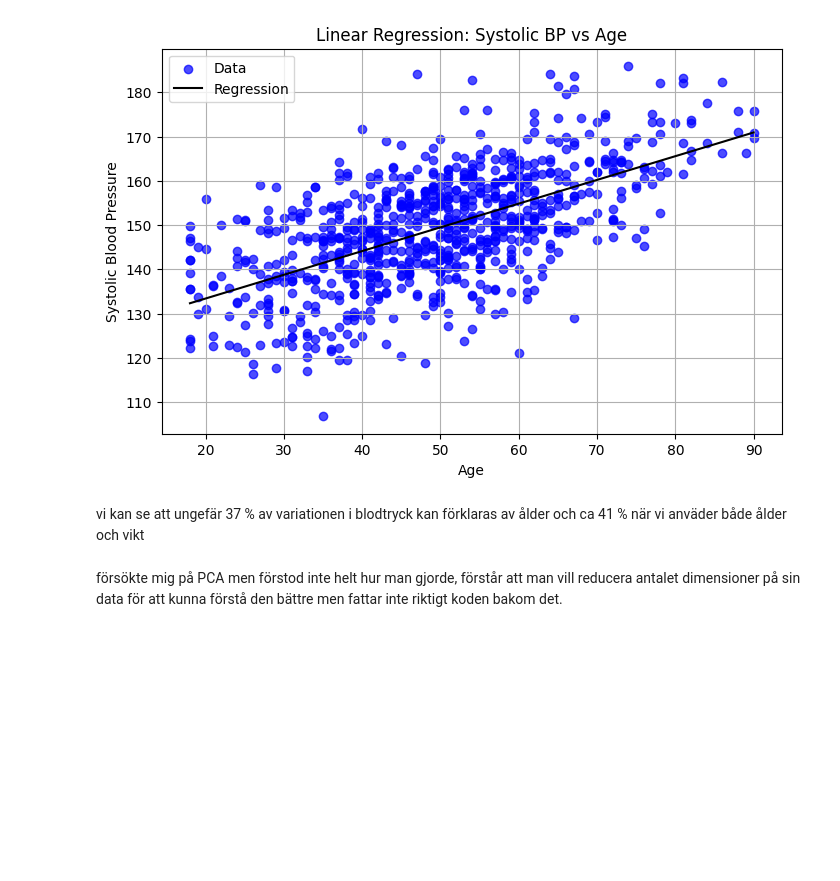
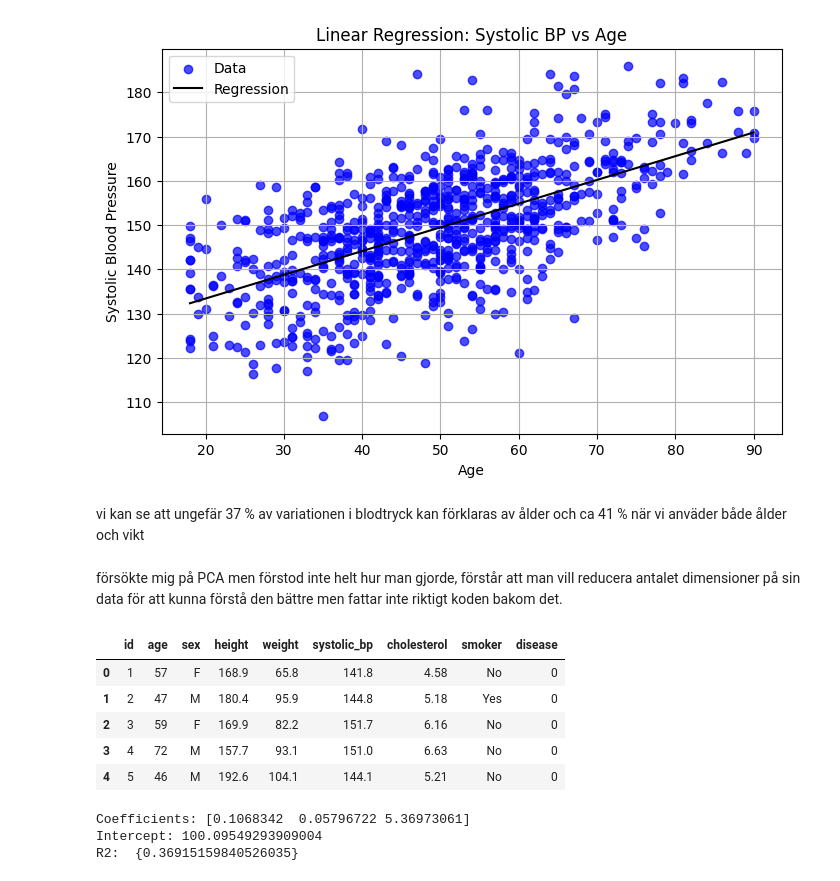
Before and after one commit to jankoshvatan/H-lsostuide, a Jupyter notebook: rep.ipynb, the cells around one changed output. Saved outputs shown, nothing was run; the diff lists cells and outputs as text; code cells hidden in the pictures; blank space fills up the shorter version.

```diff
--- a/rep.ipynb
+++ b/rep.ipynb
@@ -151,0 +154,31 @@ försökte mig på PCA men förstod inte helt hur man gjorde, förstår att man
+# %%
+
+df = coerce_numeric(load_csv("data/hsd.csv"))
+# %%
+df.head()
+# %% [output]
+|  | id | age | sex | height | weight | systolic_bp | cholesterol | smoker | disease |
+| 0 | 1 | 57 | F | 168.9 | 65.8 | 141.8 | 4.58 | No | 0 |
+| 1 | 2 | 47 | M | 180.4 | 95.9 | 144.8 | 5.18 | Yes | 0 |
+| 2 | 3 | 59 | F | 169.9 | 82.2 | 151.7 | 6.16 | No | 0 |
+| 3 | 4 | 72 | M | 157.7 | 93.1 | 151.0 | 6.63 | No | 0 |
+| 4 | 5 | 46 | M | 192.6 | 104.1 | 144.1 | 5.21 | No | 0 |
+# %%
+import pandas as pd
+from sklearn.linear_model import LinearRegression
+
+X = df[['height', 'weight', 'cholesterol']]
+y = df['systolic_bp']
+
+
+model = LinearRegression()
+model.fit(X, y)
+r2 = float(linreg.score(x, y))
+
+print("Coefficients:", model.coef_)
+print("Intercept:", model.intercept_)
+print("R2: ",{r2})
+# %% [output]
+Coefficients: [0.1068342  0.05796722 5.36973061]
+Intercept: 100.09549293909004
+R2:  {0.36915159840526035}
```
Also changed, not shown: parts of 3 cells of this notebook, 1 other file.
